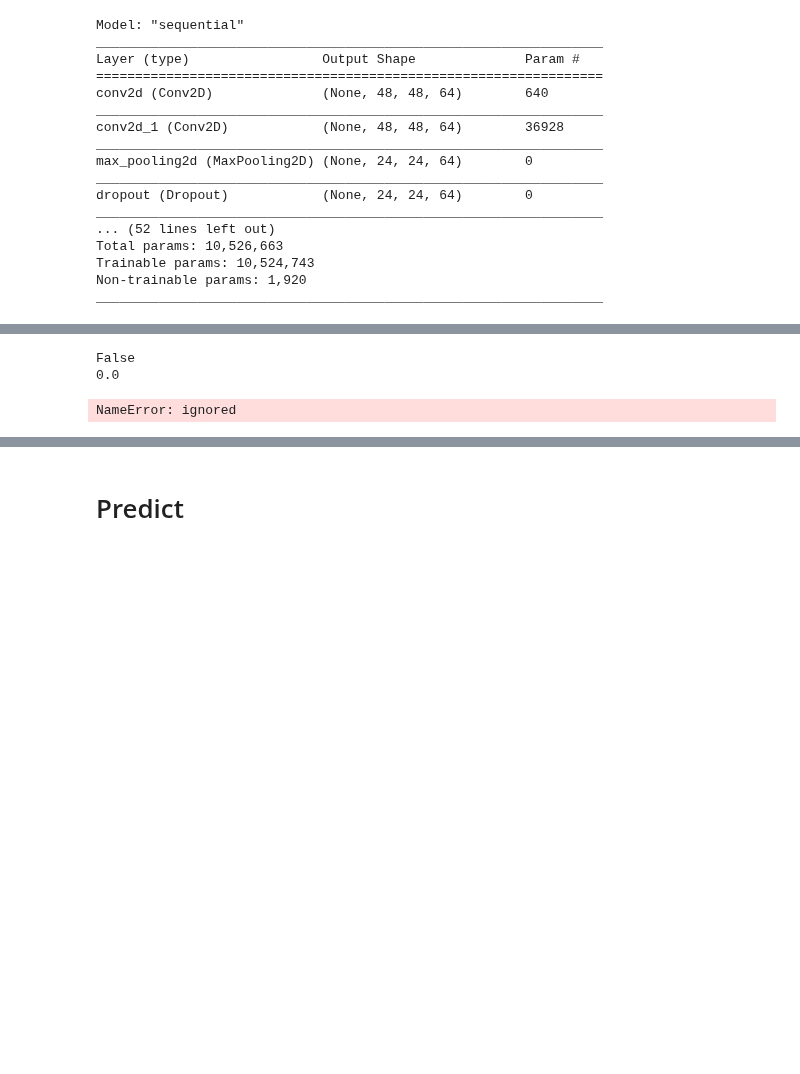
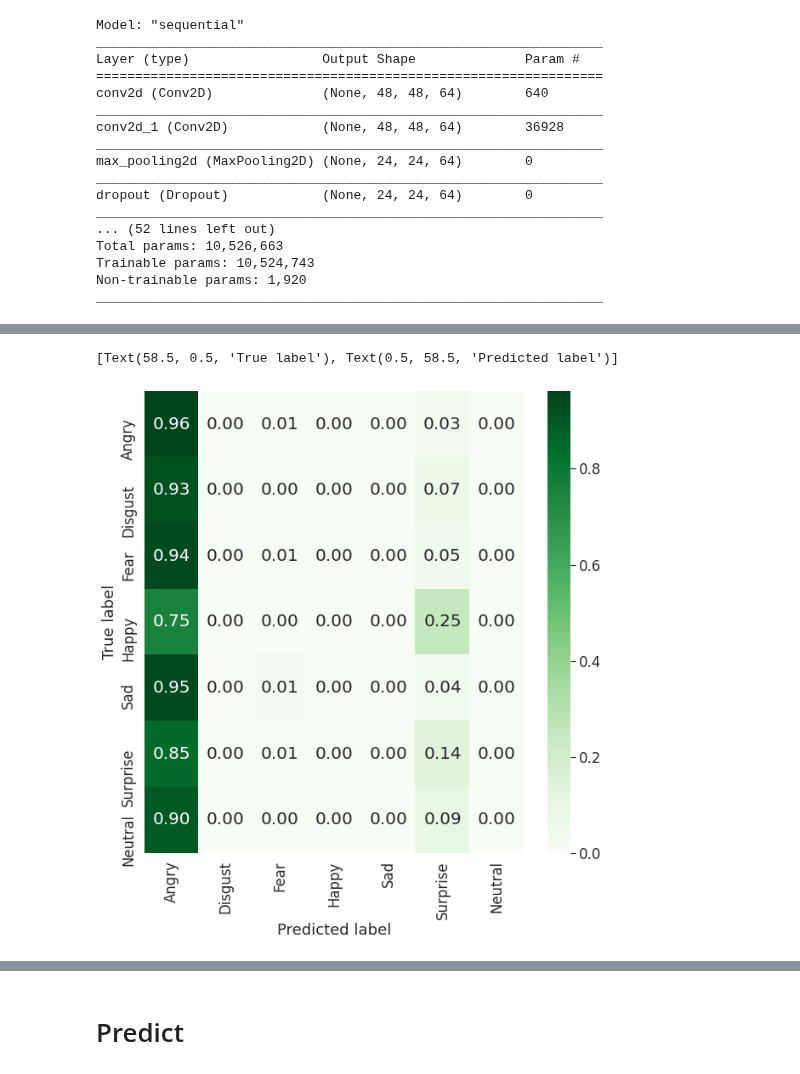
Before and after one commit to rizqyjoe/Facial_Expression_Recognition_CNN_VGG16, a Jupyter notebook: Coba4/Model 1_Scratch/001.ipynb, the cells around one changed output, grey strips where cells are left out. Saved outputs shown, nothing was run; the diff lists cells and outputs as text; code cells hidden in the pictures; blank space fills up the shorter version.

```diff
--- a/Coba4/Model 1_Scratch/001.ipynb
+++ b/Coba4/Model 1_Scratch/001.ipynb
@@ -332,12 +379,0 @@ Test Acc: 0.6765115857124329
-# %%
-from sklearn.metrics import confusion_matrix, classification_report
-from mlxtend.plotting import plot_confusion_matrix
-
-test_prob = model_load.predict(X_test)
-test_pred = np.argmax(test_prob, axis=1)
-test_accuracy = np.mean(test_pred == y_test)
-
-print(test_accuracy)
-# %% [output]
-False
-0.0
@@ -352,4 +380,26 @@ fig.show()
-# %%
-print(classification_report(y_test, test_pred, target_names=emotions.values()))
-# %% [output]
-NameError: ignored
+# %%
+y_pred = model_load.predict_classes(X_test)
+y_true = np.asarray([np.argmax(i) for i in y_test])
+
+from sklearn.metrics import confusion_matrix, classification_report
+import seaborn as sns
+
+cm = confusion_matrix(y_true, y_pred)
+cm_normalised = cm.astype('float') / cm.sum(axis=1)[:, np.newaxis]
+sns.set(font_scale=1.5)
+fig, ax = plt.subplots(figsize=(10,10))
+ax = sns.heatmap(cm_normalised,
+                 annot=True,
+                 linewidths=0,
+                 square=False,
+                 cmap="Greens",
+                 yticklabels=emotion_labels,
+                 xticklabels=emotion_labels,
+                 vmin=0,
+                 vmax=np.max(cm_normalised),
+                 fmt=".2f",
+                 annot_kws={"size": 20})
+ax.set(xlabel='Predicted label', ylabel='True label')
+# %% [output]
+[Text(58.5, 0.5, 'True label'), Text(0.5, 58.5, 'Predicted label')]
+[figure, added]
```
Also changed, not shown: parts of 15 cells of this notebook.
